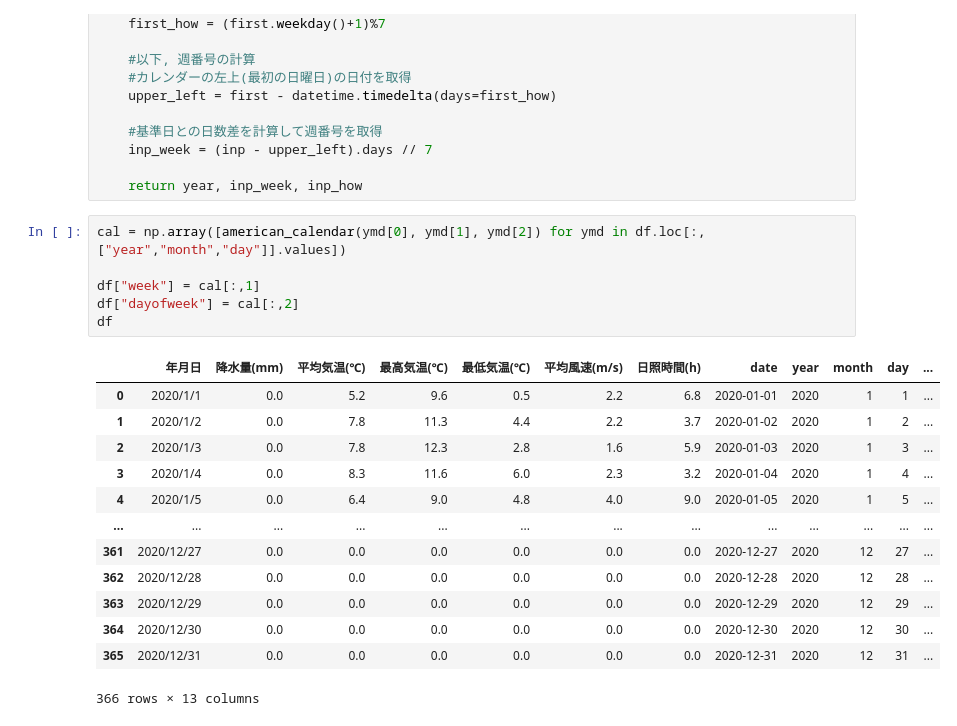
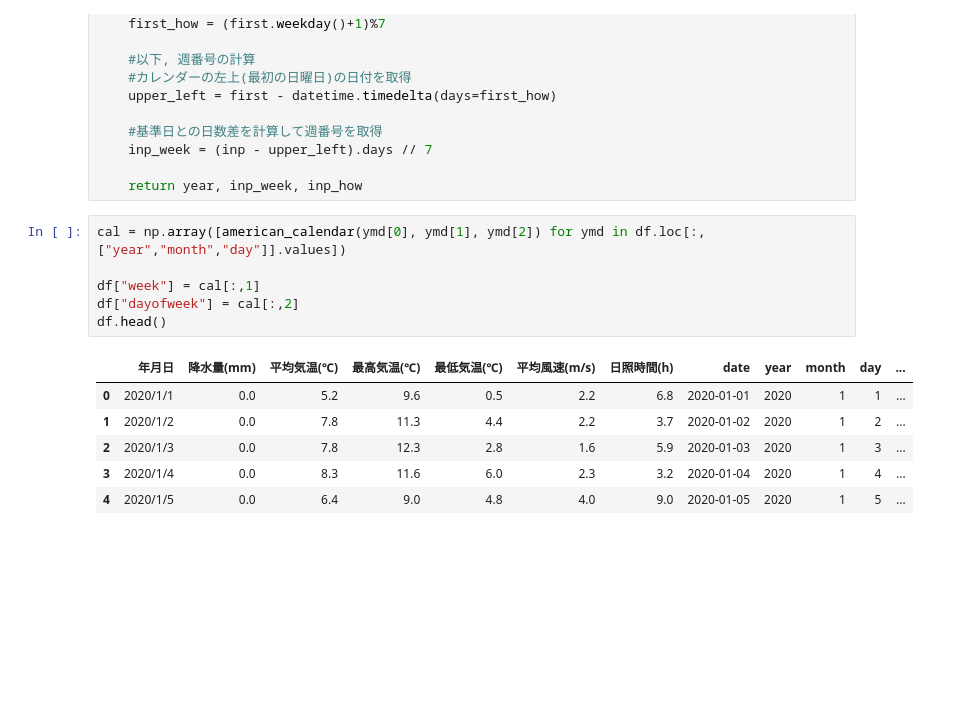
Before and after one commit to mnltake/amedas_calender, a Jupyter notebook: amedas_calender.ipynb, the cells around one changed output. Cells and saved outputs as stored; diff of their text form; blank space fills up the shorter version.

```diff
--- a/amedas_calender.ipynb
+++ b/amedas_calender.ipynb
@@ -164,23 +149,16 @@ def american_calendar(year, month, day):
 # %%
 cal = np.array([american_calendar(ymd[0], ymd[1], ymd[2]) for ymd in df.loc[:,["year","month","day"]].values])
 
 df["week"] = cal[:,1]
 df["dayofweek"] = cal[:,2]
-df
+df.head()
 # %% [output]
 |  | 年月日 | 降水量(mm) | 平均気温(℃) | 最高気温(℃) | 最低気温(℃) | 平均風速(m/s) | 日照時間(h) | date | year | month | day | ... |
 | 0 | 2020/1/1 | 0.0 | 5.2 | 9.6 | 0.5 | 2.2 | 6.8 | 2020-01-01 | 2020 | 1 | 1 | ... |
 | 1 | 2020/1/2 | 0.0 | 7.8 | 11.3 | 4.4 | 2.2 | 3.7 | 2020-01-02 | 2020 | 1 | 2 | ... |
 | 2 | 2020/1/3 | 0.0 | 7.8 | 12.3 | 2.8 | 1.6 | 5.9 | 2020-01-03 | 2020 | 1 | 3 | ... |
 | 3 | 2020/1/4 | 0.0 | 8.3 | 11.6 | 6.0 | 2.3 | 3.2 | 2020-01-04 | 2020 | 1 | 4 | ... |
 | 4 | 2020/1/5 | 0.0 | 6.4 | 9.0 | 4.8 | 4.0 | 9.0 | 2020-01-05 | 2020 | 1 | 5 | ... |
-| ... | ... | ... | ... | ... | ... | ... | ... | ... | ... | ... | ... | ... |
-| 361 | 2020/12/27 | 0.0 | 0.0 | 0.0 | 0.0 | 0.0 | 0.0 | 2020-12-27 | 2020 | 12 | 27 | ... |
-| 362 | 2020/12/28 | 0.0 | 0.0 | 0.0 | 0.0 | 0.0 | 0.0 | 2020-12-28 | 2020 | 12 | 28 | ... |
-| 363 | 2020/12/29 | 0.0 | 0.0 | 0.0 | 0.0 | 0.0 | 0.0 | 2020-12-29 | 2020 | 12 | 29 | ... |
-| 364 | 2020/12/30 | 0.0 | 0.0 | 0.0 | 0.0 | 0.0 | 0.0 | 2020-12-30 | 2020 | 12 | 30 | ... |
-| 365 | 2020/12/31 | 0.0 | 0.0 | 0.0 | 0.0 | 0.0 | 0.0 | 2020-12-31 | 2020 | 12 | 31 | ... |
-366 rows × 13 columns
 # %%
 idx_name = 'week'
 col_name = 'dayofweek'
```
Also changed, not shown: parts of 6 cells of this notebook.
